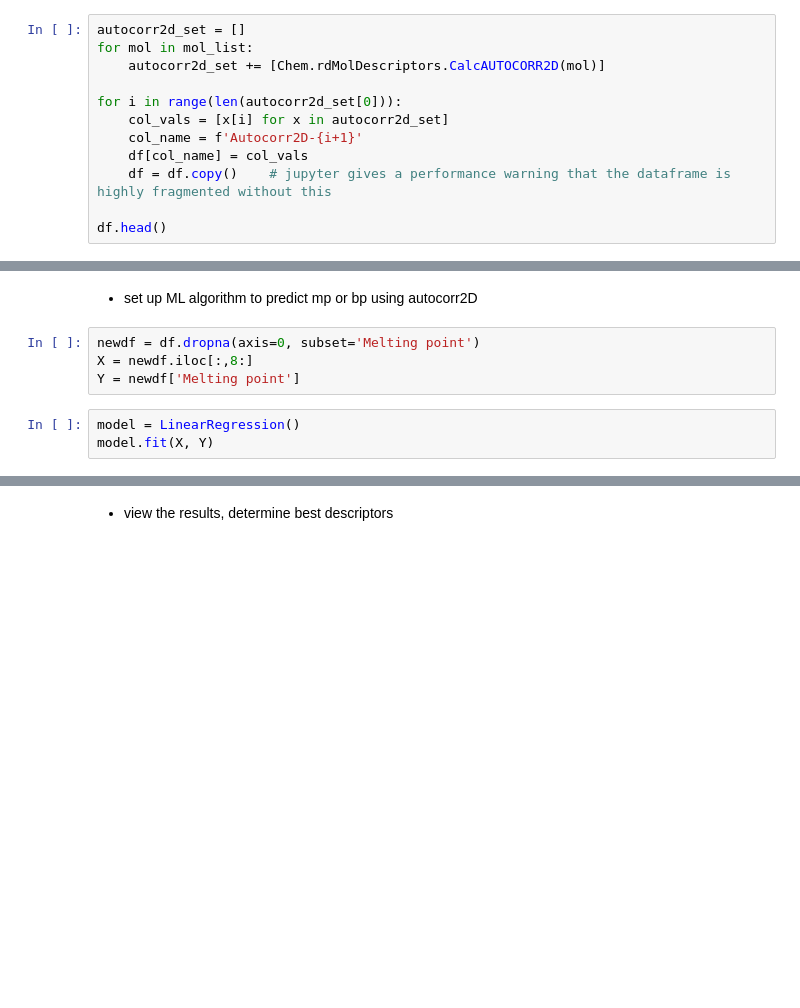
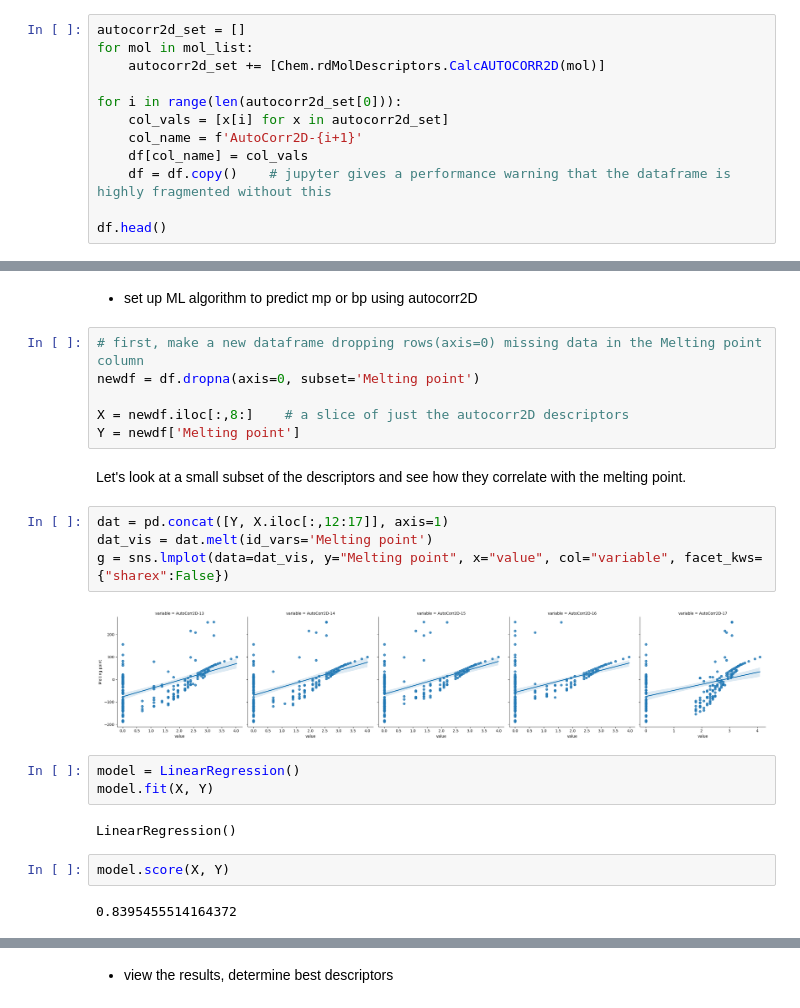
Before and after one commit to janash/acs-2023-notebooks, a Jupyter notebook: 07_building_datasets.ipynb, the cells around one changed output, grey strips where cells are left out. Saved outputs shown, nothing was run; the diff lists cells and outputs as text; blank space fills up the shorter version.

Commit message:
predict amino acid melting points

```diff
--- a/07_building_datasets.ipynb
+++ b/07_building_datasets.ipynb
@@ -68,7 +102,7 @@ for mol in mol_list:
 
 for i in range(len(autocorr2d_set[0])):
     col_vals = [x[i] for x in autocorr2d_set]
-    col_name = f'Autocorr2D-{i+1}'
+    col_name = f'AutoCorr2D-{i+1}'
     df[col_name] = col_vals
     df = df.copy()    # jupyter gives a performance warning that the dataframe is highly fragmented without this
 
@@ -76,9 +118,25 @@ df.head()
 # %% [markdown]
 * set up ML algorithm to predict mp or bp using autocorr2D
 # %%
+# first, make a new dataframe dropping rows(axis=0) missing data in the Melting point column
 newdf = df.dropna(axis=0, subset='Melting point')
-X = newdf.iloc[:,8:]
+
+X = newdf.iloc[:,8:]    # a slice of just the autocorr2D descriptors
 Y = newdf['Melting point']
+# %% [markdown]
+Let's look at a small subset of the descriptors and see how they correlate with the melting point.
+# %%
+dat = pd.concat([Y, X.iloc[:,12:17]], axis=1)
+dat_vis = dat.melt(id_vars='Melting point')
+g = sns.lmplot(data=dat_vis, y="Melting point", x="value", col="variable", facet_kws={"sharex":False})
+# %% [output]
+[figure, added]
 # %%
 model = LinearRegression()
 model.fit(X, Y)
+# %% [output]
+LinearRegression()
+# %%
+model.score(X, Y)
+# %% [output]
+0.8395455514164372
```
Also changed, not shown: parts of 10 cells of this notebook.
